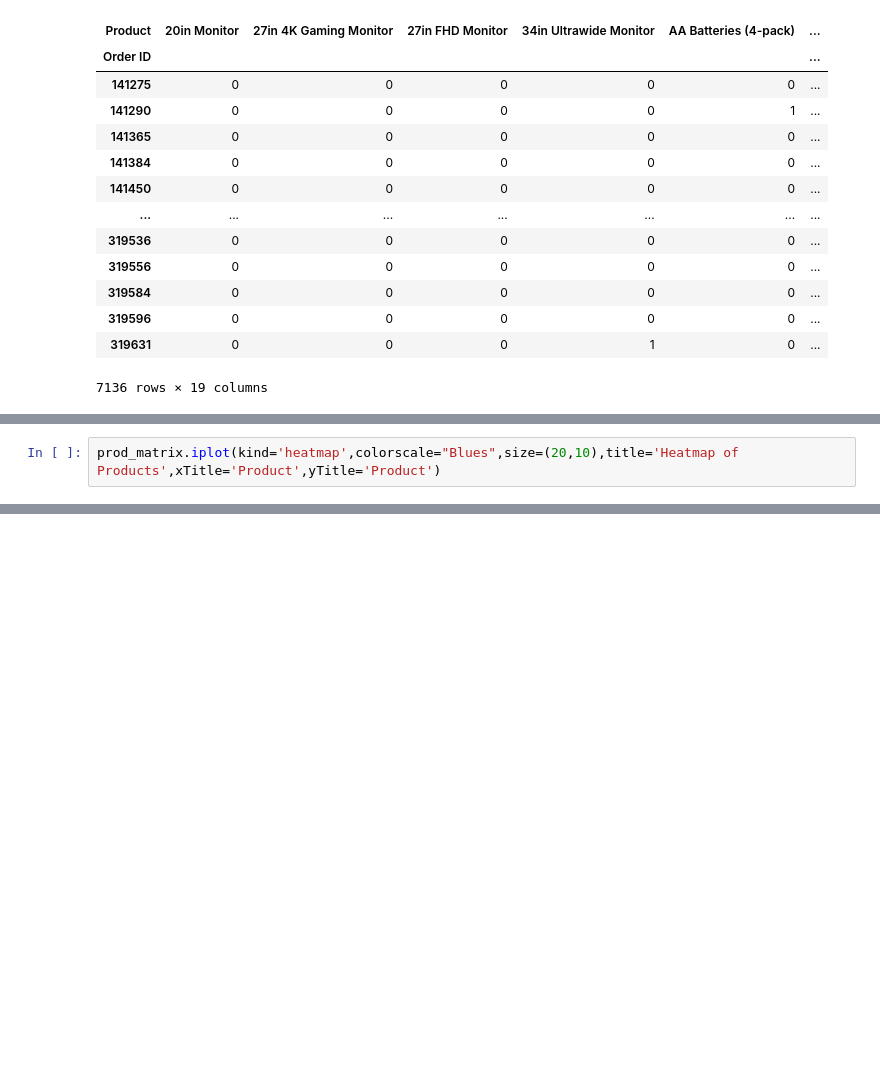
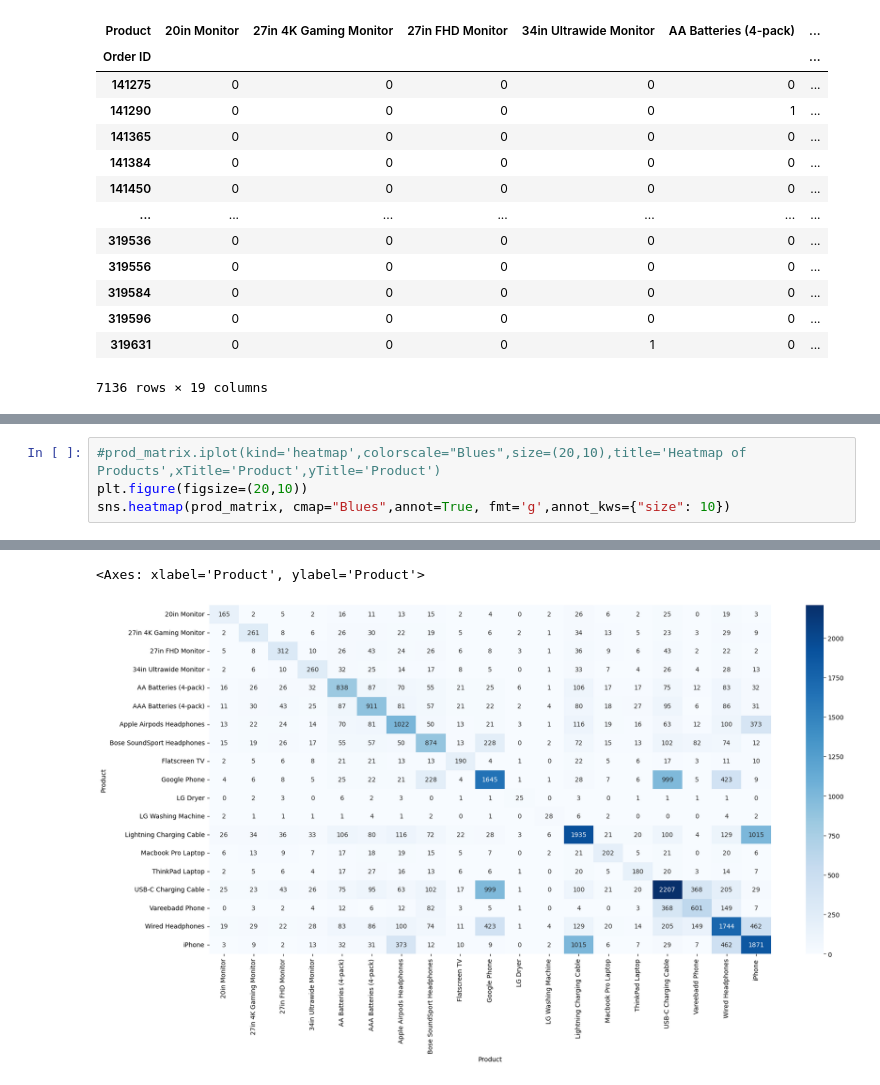
Before and after one commit to cykady/DataScience-SalesAnalysis, a Jupyter notebook: Analize.ipynb, the cells around one changed output, grey strips where cells are left out. Saved outputs shown, nothing was run; the diff lists cells and outputs as text; blank space fills up the shorter version.

```diff
--- a/Analize.ipynb
+++ b/Analize.ipynb
@@ -161,5 +159,7 @@ prod_matrix
 | Wired Headphones | 19 | 29 | 22 | 28 | 83 | ... |
 | iPhone | 3 | 9 | 2 | 13 | 32 | ... |
 # %%
-prod_matrix.iplot(kind='heatmap',colorscale="Blues",size=(20,10),title='Heatmap of Products',xTitle='Product',yTitle='Product')
+#prod_matrix.iplot(kind='heatmap',colorscale="Blues",size=(20,10),title='Heatmap of Products',xTitle='Product',yTitle='Product')
+plt.figure(figsize=(20,10))
+sns.heatmap(prod_matrix, cmap="Blues",annot=True, fmt='g',annot_kws={"size": 10})
 # %% [output]
@@ -166,0 +166,2 @@ prod_matrix.iplot(kind='heatmap',colorscale="Blues",size=(20,10),title='Heatmap
+<Axes: xlabel='Product', ylabel='Product'>
+[figure, added]
```
Also changed, not shown: parts of 3 cells of this notebook.
